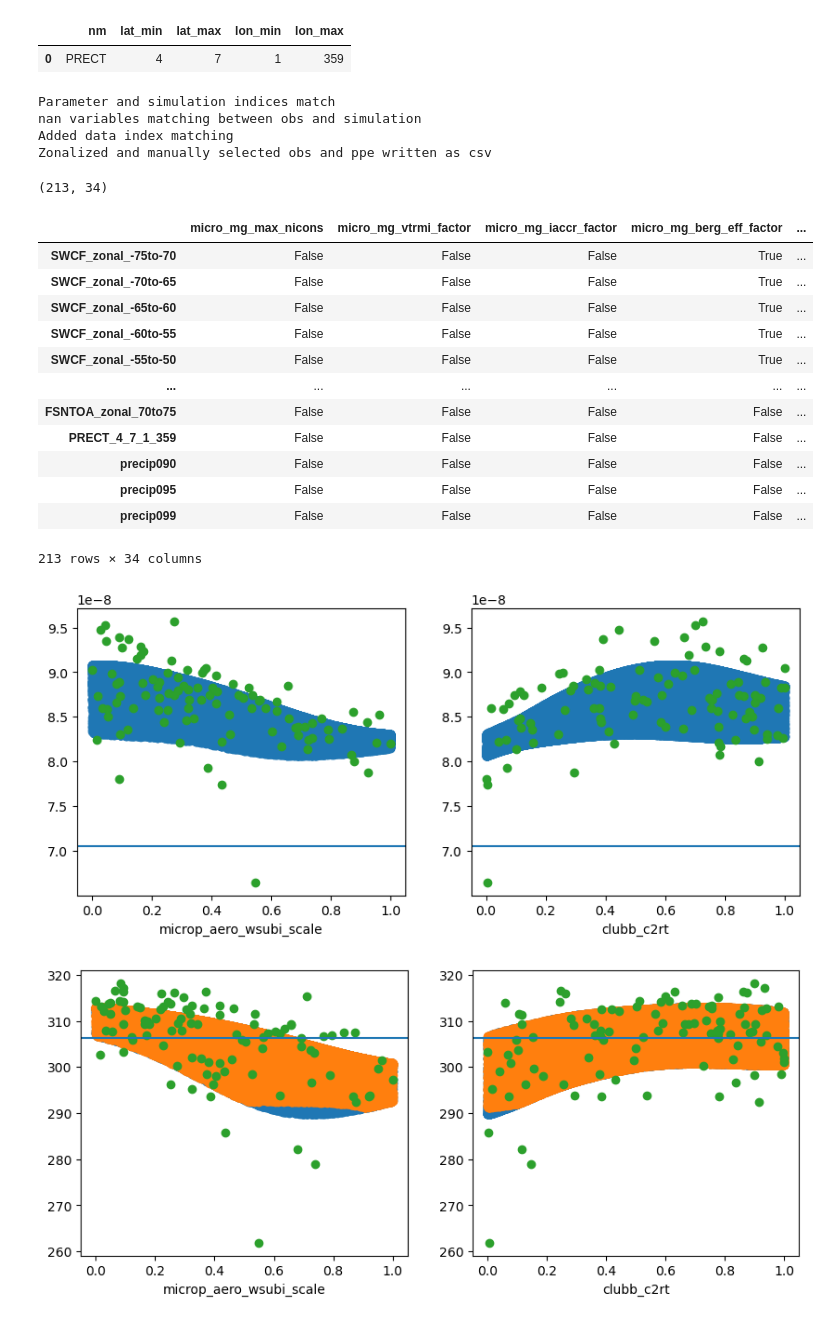
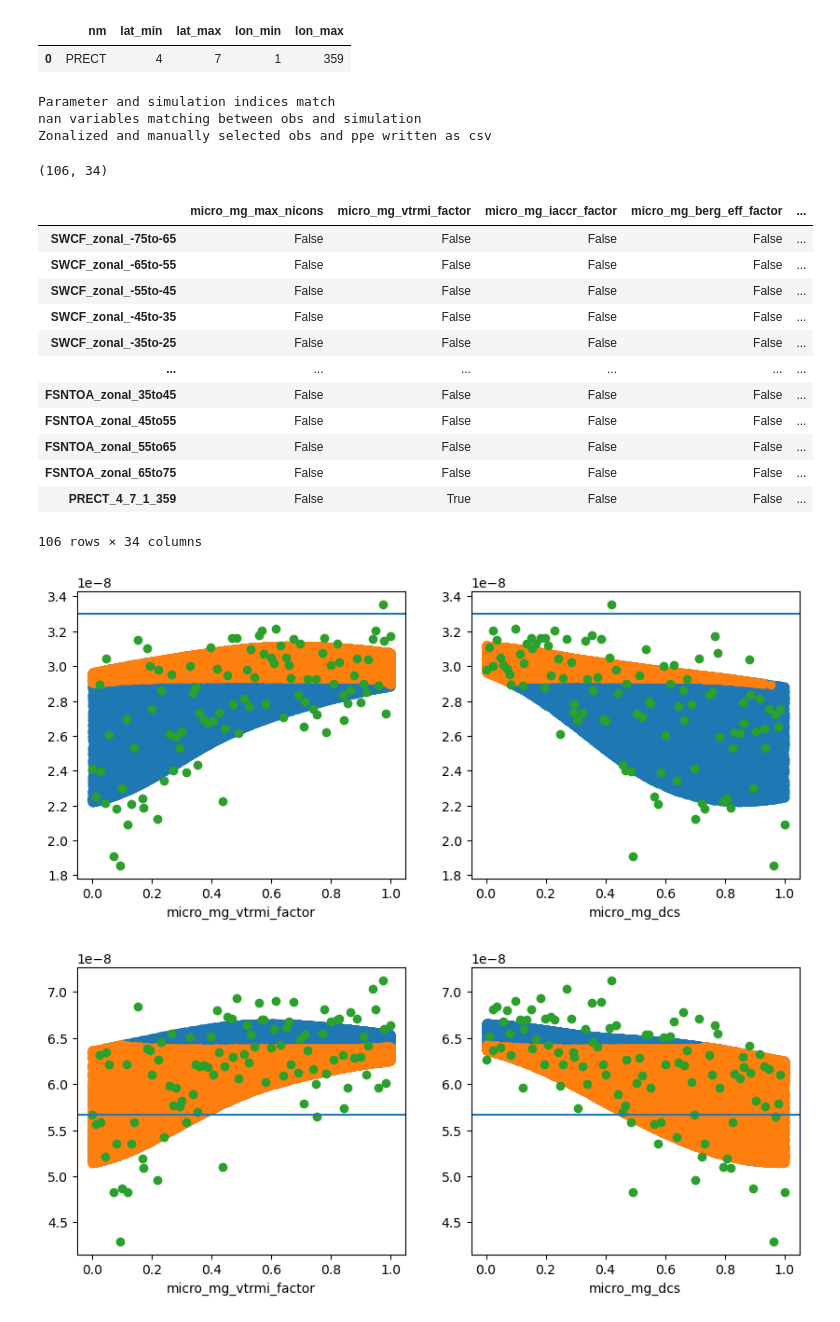
Before and after one commit to yiqioyang/proj2dhullsampler, a Jupyter notebook: prepare.ipynb, the cells around one changed output. Cells and saved outputs as stored; diff of their text form; code cells hidden in the pictures.

```diff
--- a/prepare.ipynb
+++ b/prepare.ipynb
@@ -46,8 +46,8 @@ case_name = "test"
 obs_dict = {"SWCF": "swcrf_toa", "LWCF": "lwcrf_toa", "TGCLDLWP": "clwp", "TMQ": "pwv",
           "FLUT": "olr", "PRECT": "pr","FSNTOA": "swabs_toa"}
 # %%
-ppe = xr.open_dataset("/glade/work/qingyuany/camml_re/v1_b/post_simulations/batch_v1_b.nc")
-#ppe = xr.open_dataset("/glade/work/qingyuany/camml_re/v0/initial_ppe.nc")
+
+ppe = xr.open_dataset("/glade/work/qingyuany/camml_re/v0/initial_ppe.nc")
 #obs = xr.open_dataset("/glade/work/qingyuany/camml_re/obs.nc")
 
 obs = xr.open_dataset("~/satellite_obs/obs_interp_cam6.nc")
@@ -55,8 +55,7 @@ obs['pr'] = obs['pr']/(1000 * 86400)
 # %%
 #ppe = None
 # %%
-# para = xr.open_dataset("/glade/work/qingyuany/camml_re/v0/parameter_34_100.nc")
-# para = para.to_dataframe().drop(columns = 'Sample_nmb')
-# para.index = para.index +1
-para = pd.read_csv("/glade/work/qingyuany/camml_re/v1_b/post_simulations/paras.csv", index_col=0)
+para = xr.open_dataset("/glade/work/qingyuany/camml_re/v0/parameter_34_100.nc")
+para = para.to_dataframe().drop(columns = 'Sample_nmb')
+para.index = para.index +1
 # %%
@@ -107,5 +67,5 @@ ppe_precip_freq.describe()
 # %%
-lat_bins = np.arange(-75, 76, 5)  # -90 to 90 every 10 degrees
+lat_bins = np.arange(-75, 76, 10)  # -90 to 90 every 10 degrees
 # %%
 lab_bin_labels = np.char.add(np.char.add(lat_bins[:-1].astype(str), "to"), lat_bins[1:].astype(str))
 # %%
@@ -117,11 +77,10 @@ manul_ppe_info
 |  | nm | lat_min | lat_max | lon_min | lon_max |
 | 0 | PRECT | 4 | 7 | 1 | 359 |
 # %%
-test_case = Prep_Mask_Generation(working_dir, case_name, ppe, obs, obs_dict, para, lat_bins, manul_ppe_info, [ppe_precip_freq, obs_precip_freq])
+test_case = Prep_Mask_Generation(working_dir, case_name, ppe, obs, obs_dict, para, lat_bins, manul_ppe_info)
 # %% [output]
 Parameter and simulation indices match
 nan variables matching between obs and simulation
-Added data index matching
 Zonalized and manually selected obs and ppe written as csv
 # %%
 test_case.sensitivity_emulation(n_cpus = 10)
@@ -131,28 +90,28 @@ meta_table = meta_one_hot_shot(test_case.meta, test_case.data_gcm.para_nm)
 # %%
 meta_table.shape
 # %% [output]
-(213, 34)
+(106, 34)
 # %%
 meta_table
 # %% [output]
 |  | micro_mg_max_nicons | micro_mg_vtrmi_factor | micro_mg_iaccr_factor | micro_mg_berg_eff_factor | ... |
-| SWCF_zonal_-75to-70 | False | False | False | True | ... |
-| SWCF_zonal_-70to-65 | False | False | False | True | ... |
-| SWCF_zonal_-65to-60 | False | False | False | True | ... |
-| SWCF_zonal_-60to-55 | False | False | False | True | ... |
-| SWCF_zonal_-55to-50 | False | False | False | True | ... |
+| SWCF_zonal_-75to-65 | False | False | False | False | ... |
+| SWCF_zonal_-65to-55 | False | False | False | False | ... |
+| SWCF_zonal_-55to-45 | False | False | False | False | ... |
+| SWCF_zonal_-45to-35 | False | False | False | False | ... |
+| SWCF_zonal_-35to-25 | False | False | False | False | ... |
 | ... | ... | ... | ... | ... | ... |
-| FSNTOA_zonal_70to75 | False | False | False | False | ... |
-| PRECT_4_7_1_359 | False | False | False | False | ... |
-| precip090 | False | False | False | False | ... |
-| precip095 | False | False | False | False | ... |
-| precip099 | False | False | False | False | ... |
+| FSNTOA_zonal_35to45 | False | False | False | False | ... |
+| FSNTOA_zonal_45to55 | False | False | False | False | ... |
+| FSNTOA_zonal_55to65 | False | False | False | False | ... |
+| FSNTOA_zonal_65to75 | False | False | False | False | ... |
+| PRECT_4_7_1_359 | False | True | False | False | ... |
-213 rows × 34 columns
+106 rows × 34 columns
 # %%
-test_case.visualize_check('PRECT_zonal_5to10')
+test_case.visualize_check('PRECT_zonal_35to45')
 # %% [output]
-[figure, old version]
+[figure, new version]
 # %%
-test_case.visualize_check('FSNTOA_zonal_15to20')
+test_case.visualize_check('PRECT_zonal_5to15')
 # %% [output]
-[figure, old version]
+[figure, new version]
```
Also changed, not shown: parts of 8 cells of this notebook, 3 other files.
